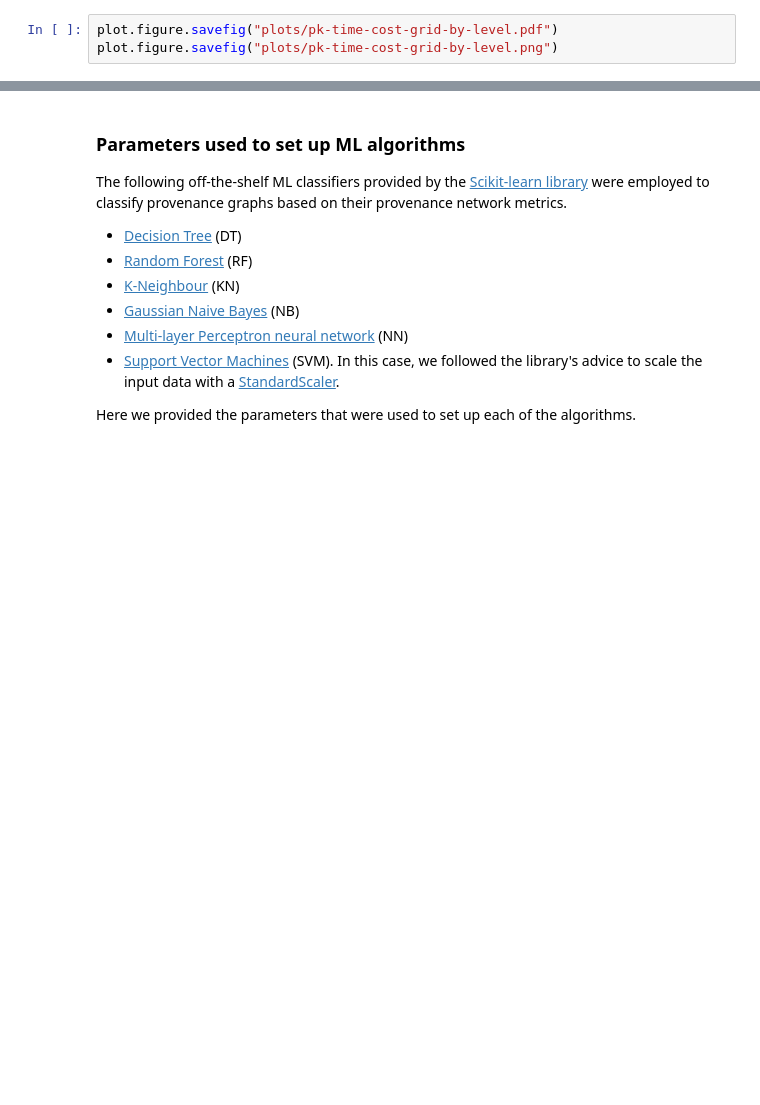
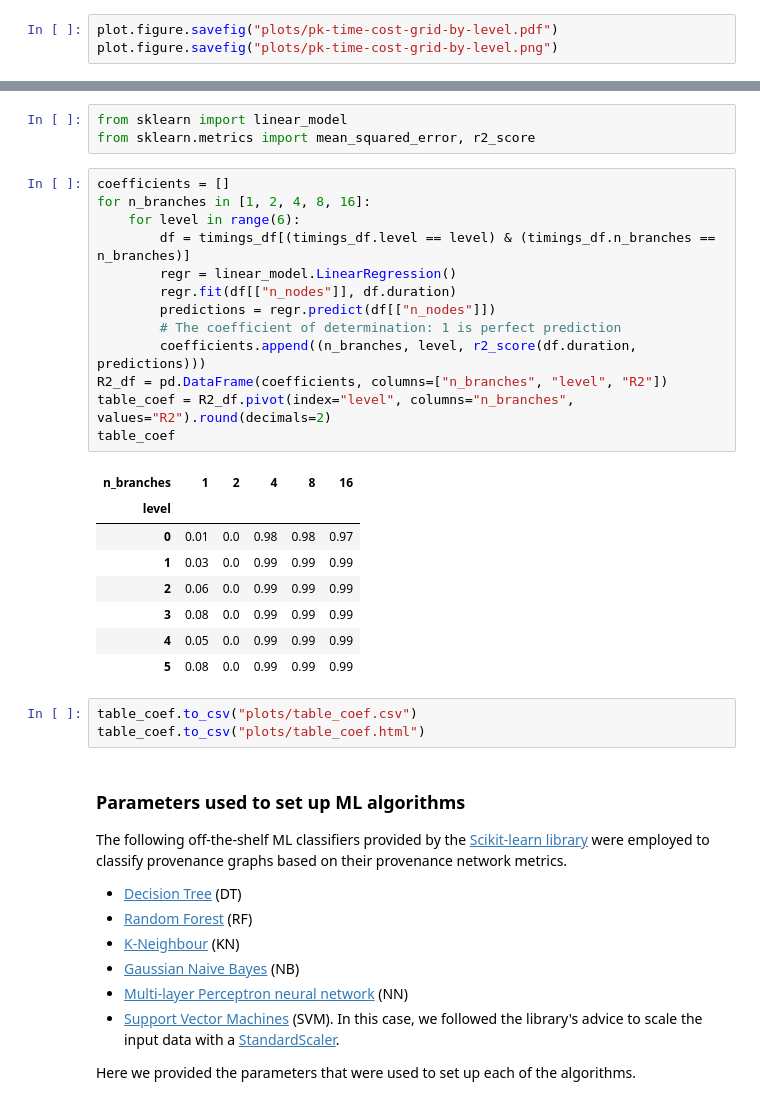
Before and after one commit to trungdong/provenance-kernel-evaluation, a Jupyter notebook: plots.ipynb, the cells around one changed output, grey strips where cells are left out. Drawn from its saved outputs; the diff is of its cells as text; blank space fills up the shorter version.

```diff
--- a/plots.ipynb
+++ b/plots.ipynb
@@ -356,3 +361,31 @@ plot.figure.savefig("plots/pk-time-cost-grid-by-level.png")
+# %%
+from sklearn import linear_model
+from sklearn.metrics import mean_squared_error, r2_score
+# %%
+coefficients = []
+for n_branches in [1, 2, 4, 8, 16]:
+    for level in range(6):
+        df = timings_df[(timings_df.level == level) & (timings_df.n_branches == n_branches)]
+        regr = linear_model.LinearRegression()
+        regr.fit(df[["n_nodes"]], df.duration)
+        predictions = regr.predict(df[["n_nodes"]])
+        # The coefficient of determination: 1 is perfect prediction
+        coefficients.append((n_branches, level, r2_score(df.duration, predictions)))
+R2_df = pd.DataFrame(coefficients, columns=["n_branches", "level", "R2"])
+table_coef = R2_df.pivot(index="level", columns="n_branches", values="R2").round(decimals=2)
+table_coef
+# %% [output]
+| n_branches | 1 | 2 | 4 | 8 | 16 |
+| level |  |  |  |  |  |
+| 0 | 0.01 | 0.0 | 0.98 | 0.98 | 0.97 |
+| 1 | 0.03 | 0.0 | 0.99 | 0.99 | 0.99 |
+| 2 | 0.06 | 0.0 | 0.99 | 0.99 | 0.99 |
+| 3 | 0.08 | 0.0 | 0.99 | 0.99 | 0.99 |
+| 4 | 0.05 | 0.0 | 0.99 | 0.99 | 0.99 |
+| 5 | 0.08 | 0.0 | 0.99 | 0.99 | 0.99 |
+# %%
+table_coef.to_csv("plots/table_coef.csv")
+table_coef.to_csv("plots/table_coef.html")
 # %% [markdown]
 ### Parameters used to set up ML algorithms
 
```
Also changed, not shown: parts of 5 cells of this notebook.
